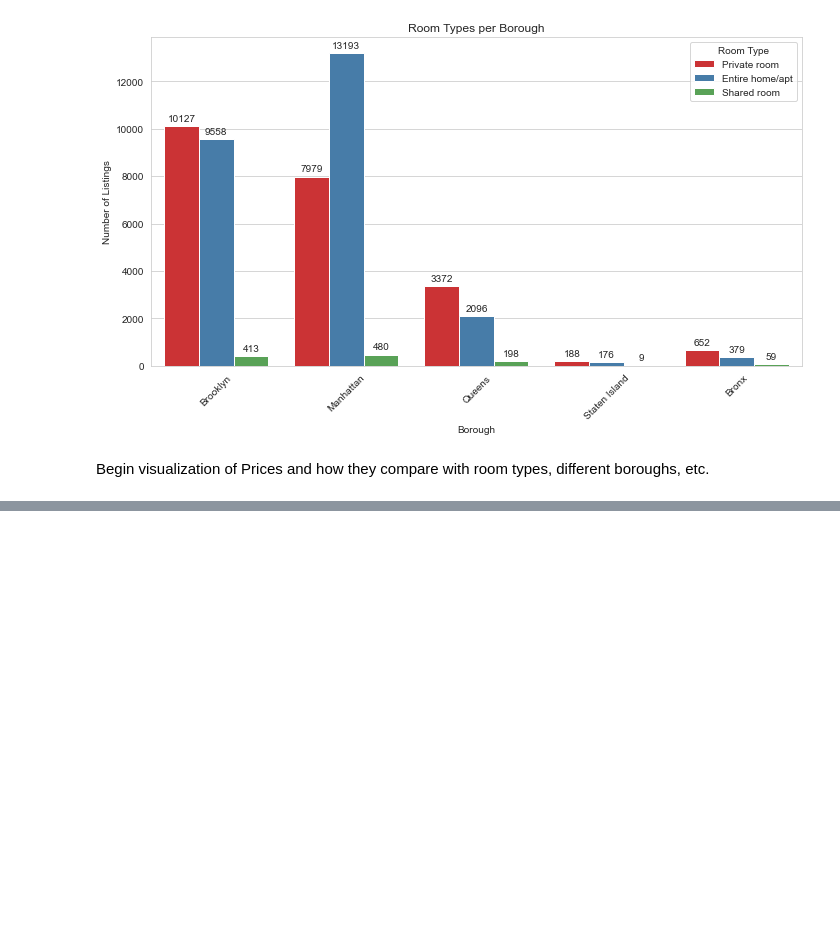
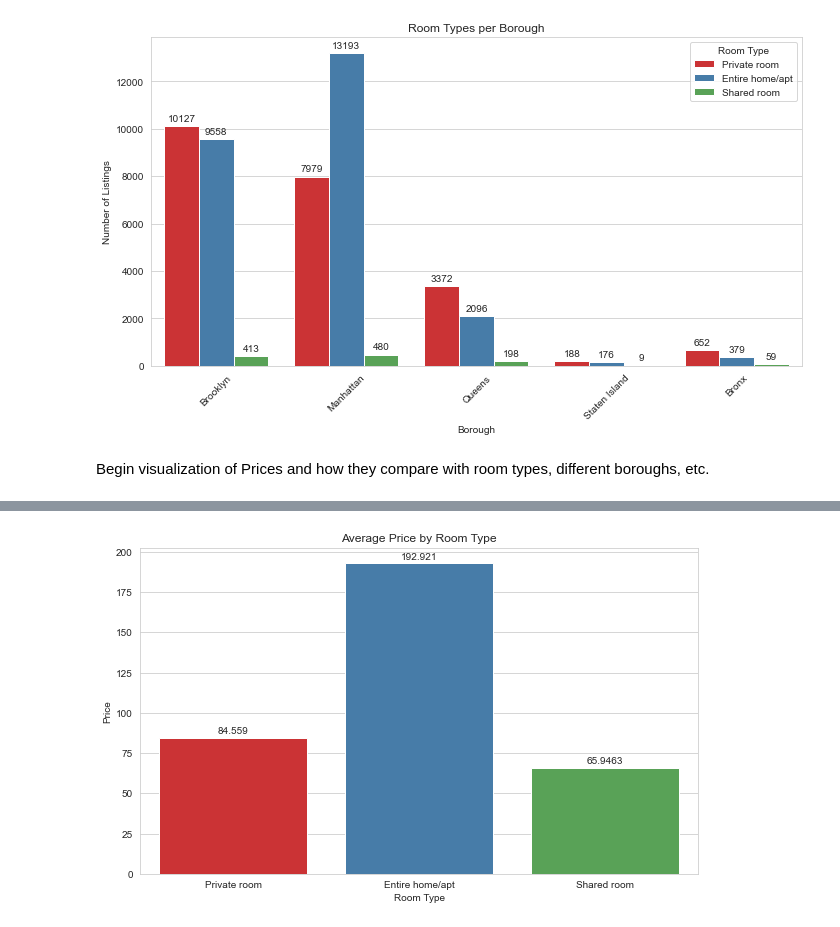
Before and after one commit to mrawlin6/AirBNB_Listings, a Jupyter notebook: AirBNB_DATA/AirBNB_EDA.ipynb, the cells around one changed output, grey strips where cells are left out. Saved outputs shown, nothing was run; the diff lists cells and outputs as text; code cells hidden in the pictures; blank space fills up the shorter version.

```diff
--- a/AirBNB_DATA/AirBNB_EDA.ipynb
+++ b/AirBNB_DATA/AirBNB_EDA.ipynb
@@ -335,0 +401,18 @@ Begin visualization of Prices and how they compare with room types, different bo
+# %%
+# Visualize the average price for each room type
+plt.figure(figsize=(10,6))
+ax = sns.barplot(data=price_filtered_df,
+           x='room_type',
+           y='price',
+           estimator=np.mean,
+           ci=None,
+           palette='Set1')
+plt.title('Average Price by Room Type')
+plt.xlabel('Room Type')
+plt.ylabel('Price')
+
+for container in ax.containers:
+    ax.bar_label(container, padding=2)
+plt.show()
+# %% [output]
+[figure, added]
```
Also changed, not shown: parts of 6 cells of this notebook.
